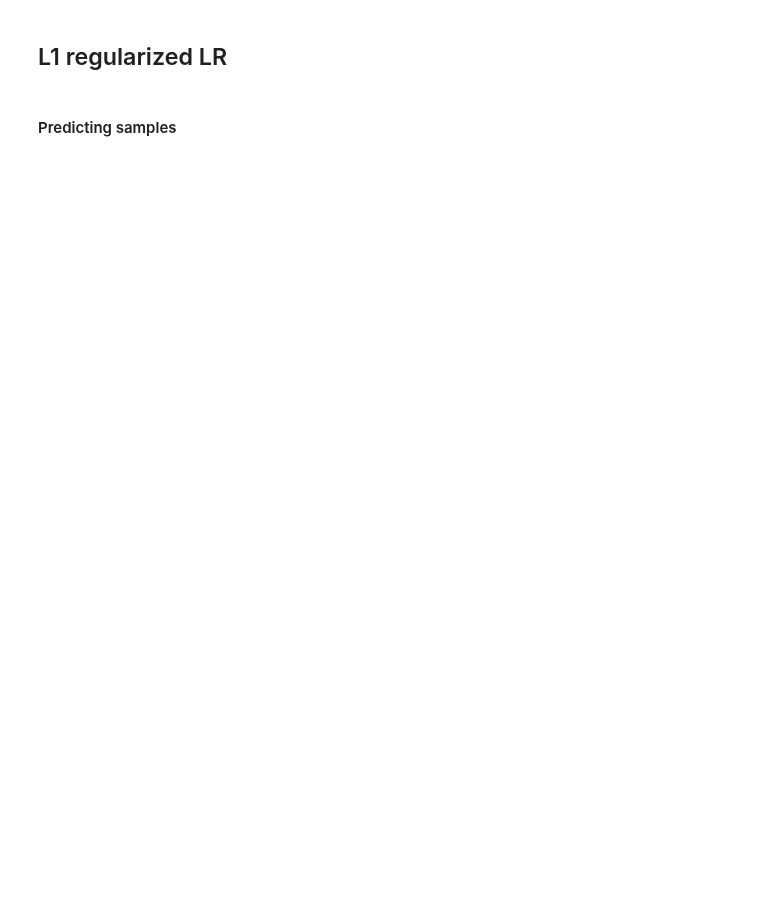
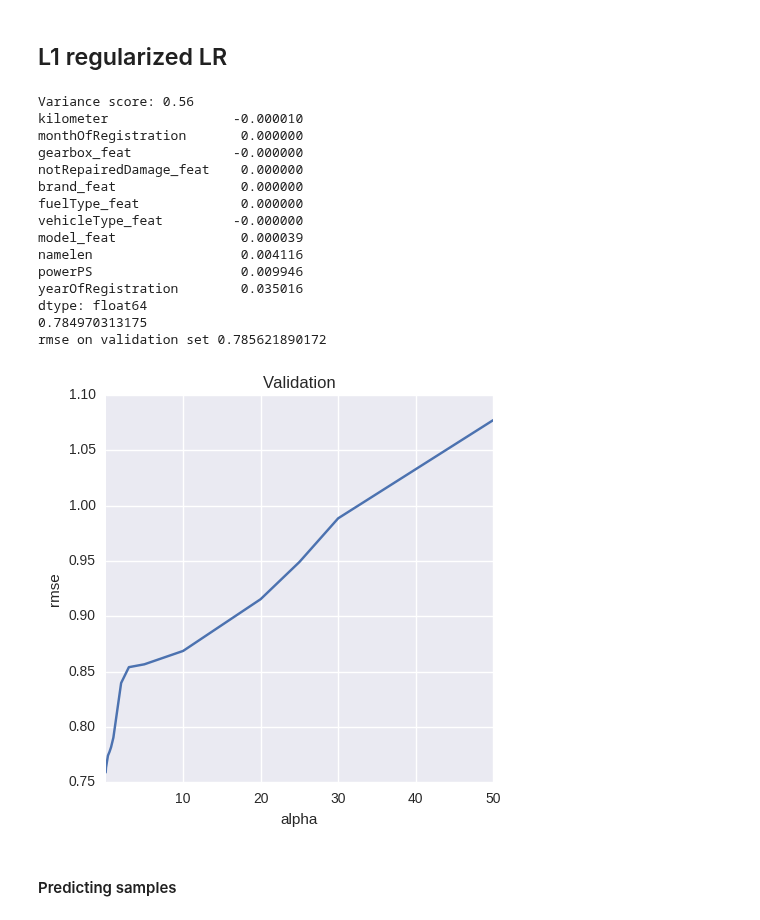
Before and after one commit to ddmng/jupyter-test, a Jupyter notebook: autos/Autos price predictions.ipynb, the cells around one changed output. Cells and saved outputs as stored; diff of their text form; code cells hidden in the pictures; blank space fills up the shorter version.

```diff
--- a/autos/Autos price predictions.ipynb
+++ b/autos/Autos price predictions.ipynb
@@ -604,30 +492,47 @@ plt.legend(bbox_to_anchor=(1.05, 1), loc=2, borderaxespad=0.)
 # %%
 
 alphas = [0.005,0.05, 0.1, 0.3, 0.5, 0.7, 1, 2, 3, 5, 10, 20, 25, 30, 50]
 cv_lasso = [cv_rmse(Lasso(alpha = alpha), X_train, y_train).mean() for alpha in alphas]
 
 cv_lasso = pd.Series(cv_lasso, index = alphas)
 cv_lasso.plot(title = "Validation", figsize=(5,5))
 plt.xlabel("alpha")
 plt.ylabel("rmse")
 
 model_lasso = Lasso(alpha = cv_lasso.min()).fit(X_train, y_train)
 
 # Explained variance score: 1 is perfect prediction
-print('Variance score: %.2f' % model_lasso.score(X_test, y_test))
+print('Variance score: %.2f' % model_lasso.score(X_val, y_val))
 
-coef = pd.Series(model_lasso.coef_, index = df_autos.iloc[:,1:].columns)
+coef = pd.Series(model_lasso.coef_, index = labeled.iloc[:,1:].columns)
 
 imp_coef = pd.concat([coef.sort_values()])
 
 print(imp_coef)
 
-print(np.sqrt(np.mean((y_test - model_lasso.predict(X_test))**2)))
-print("rmse on validation set", cv_rmse(model_lasso, X_test, y_test).mean())
+print(np.sqrt(np.mean((y_val - model_lasso.predict(X_val))**2)))
+print("rmse on validation set", cv_rmse(model_lasso, X_val, y_val).mean())
 
 # Last version results:
 # 0.707839916347
 # rmse on validation set 0.708803418524
+# %% [output]
+Variance score: 0.56
+kilometer                -0.000010
+monthOfRegistration       0.000000
+gearbox_feat             -0.000000
+notRepairedDamage_feat    0.000000
+brand_feat                0.000000
+fuelType_feat             0.000000
+vehicleType_feat         -0.000000
+model_feat                0.000039
+namelen                   0.004116
+powerPS                   0.009946
+yearOfRegistration        0.035016
+dtype: float64
+0.784970313175
+rmse on validation set 0.785621890172
+[figure, added]
 # %% [markdown]
 #### Predicting samples
 # %%
```
Also changed, not shown: parts of 58 cells of this notebook.
